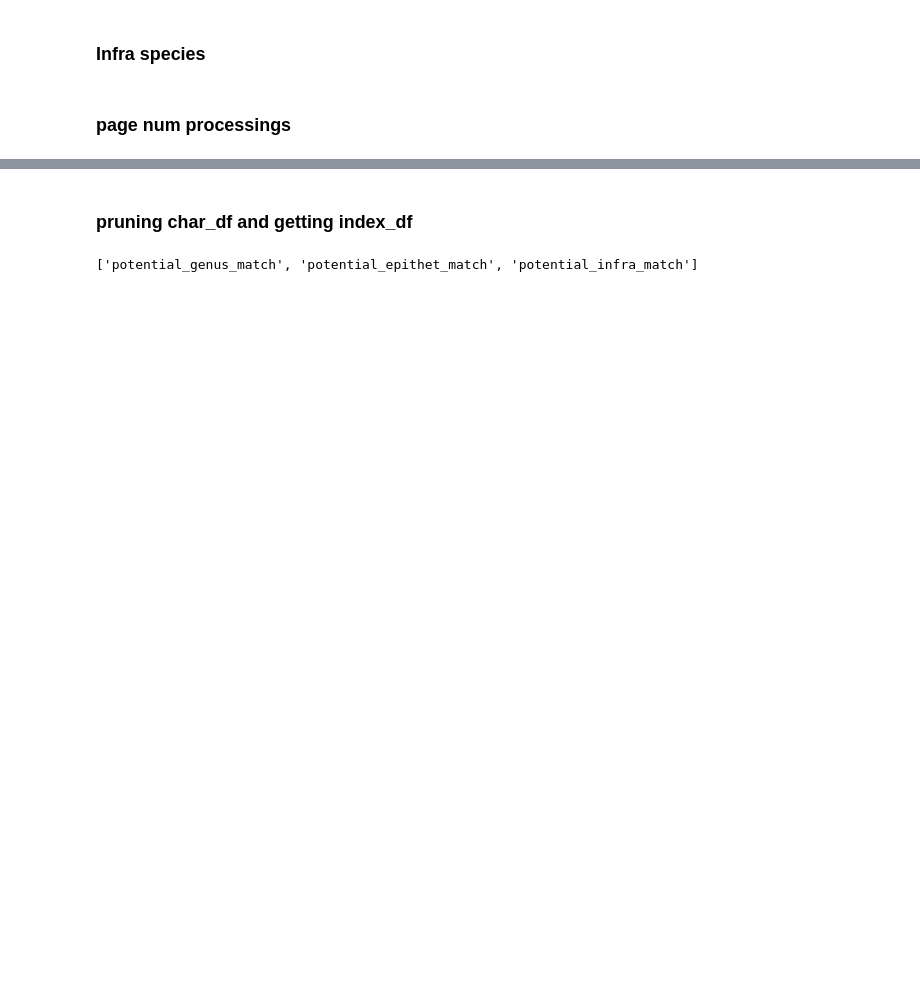
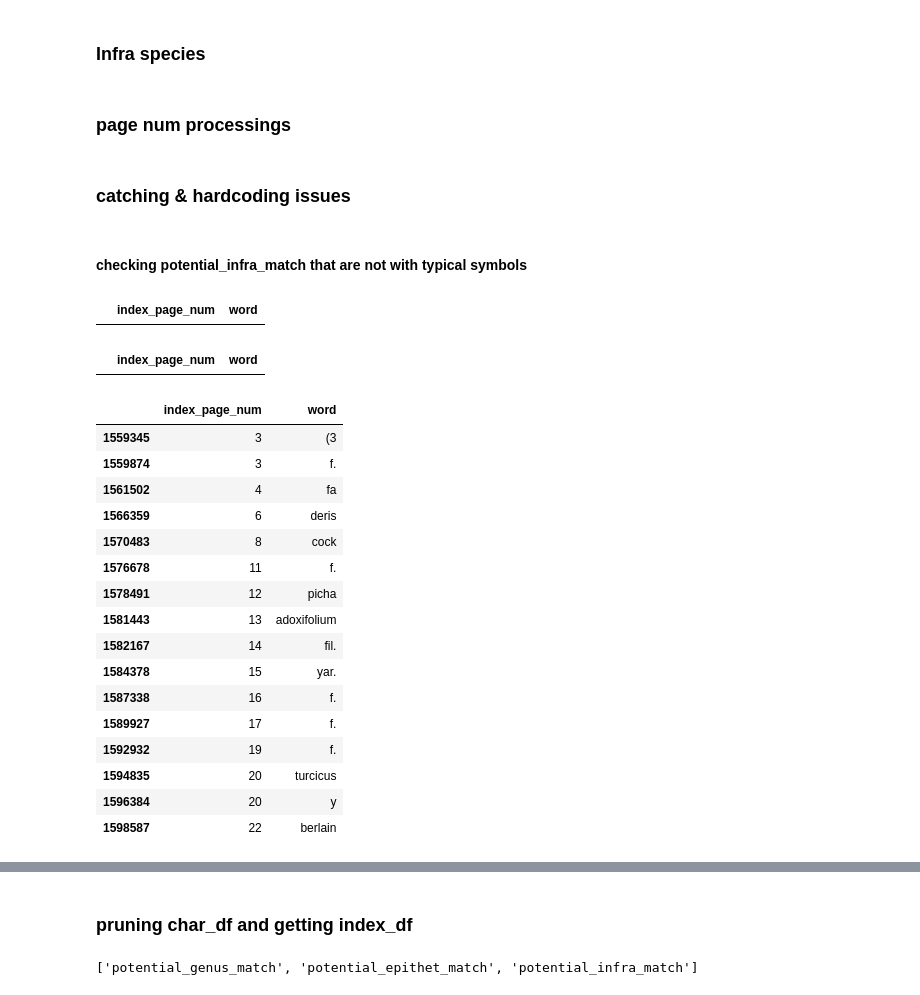
Before and after one commit to shidedh/UpdateFlora, a Jupyter notebook: index_code/0index.ipynb, the cells around one changed output, grey strips where cells are left out. Drawn from its saved outputs; the diff is of its cells as text; code cells hidden in the pictures; blank space fills up the shorter version.

Commit message:
majority of hard coding of index completed

```diff
--- a/index_code/0index.ipynb
+++ b/index_code/0index.ipynb
@@ -693,3 +706,35 @@ for vol_char_df, vol_index, doc, output_name in all_vol_data_PN_test:
 
     #save pages of the volume
     image_list[0].save('../output/local/'+output_name+'.pdf' ,save_all=True, append_images=image_list[1:])
+# %% [markdown]
+### catching & hardcoding issues
+# %% [markdown]
+#### checking potential_infra_match that are not with typical symbols
+# %%
+vol1_char_df[(vol1_char_df['potential_infra_match'] == True) & (vol1_char_df['word'].apply(has_infra_symbols) == False)][["index_page_num", "word"]].drop_duplicates()
+# %% [output]
+|  | index_page_num | word |
+# %%
+vol2_char_df[(vol2_char_df['potential_infra_match'] == True) & (vol2_char_df['word'].apply(has_infra_symbols) == False)][["index_page_num", "word"]].drop_duplicates()
+# %% [output]
+|  | index_page_num | word |
+# %%
+vol3_char_df[(vol3_char_df['potential_infra_match'] == True) & (vol3_char_df['word'].apply(has_infra_symbols) == False)][["index_page_num", "word"]].drop_duplicates()
+# %% [output]
+|  | index_page_num | word |
+| 1559345 | 3 | (3 |
+| 1559874 | 3 | f. |
+| 1561502 | 4 | fa |
+| 1566359 | 6 | deris |
+| 1570483 | 8 | cock |
+| 1576678 | 11 | f. |
+| 1578491 | 12 | picha |
+| 1581443 | 13 | adoxifolium |
+| 1582167 | 14 | fil. |
+| 1584378 | 15 | yar. |
+| 1587338 | 16 | f. |
+| 1589927 | 17 | f. |
+| 1592932 | 19 | f. |
+| 1594835 | 20 | turcicus |
+| 1596384 | 20 | y |
+| 1598587 | 22 | berlain |
```
Also changed, not shown: parts of 35 cells of this notebook.
